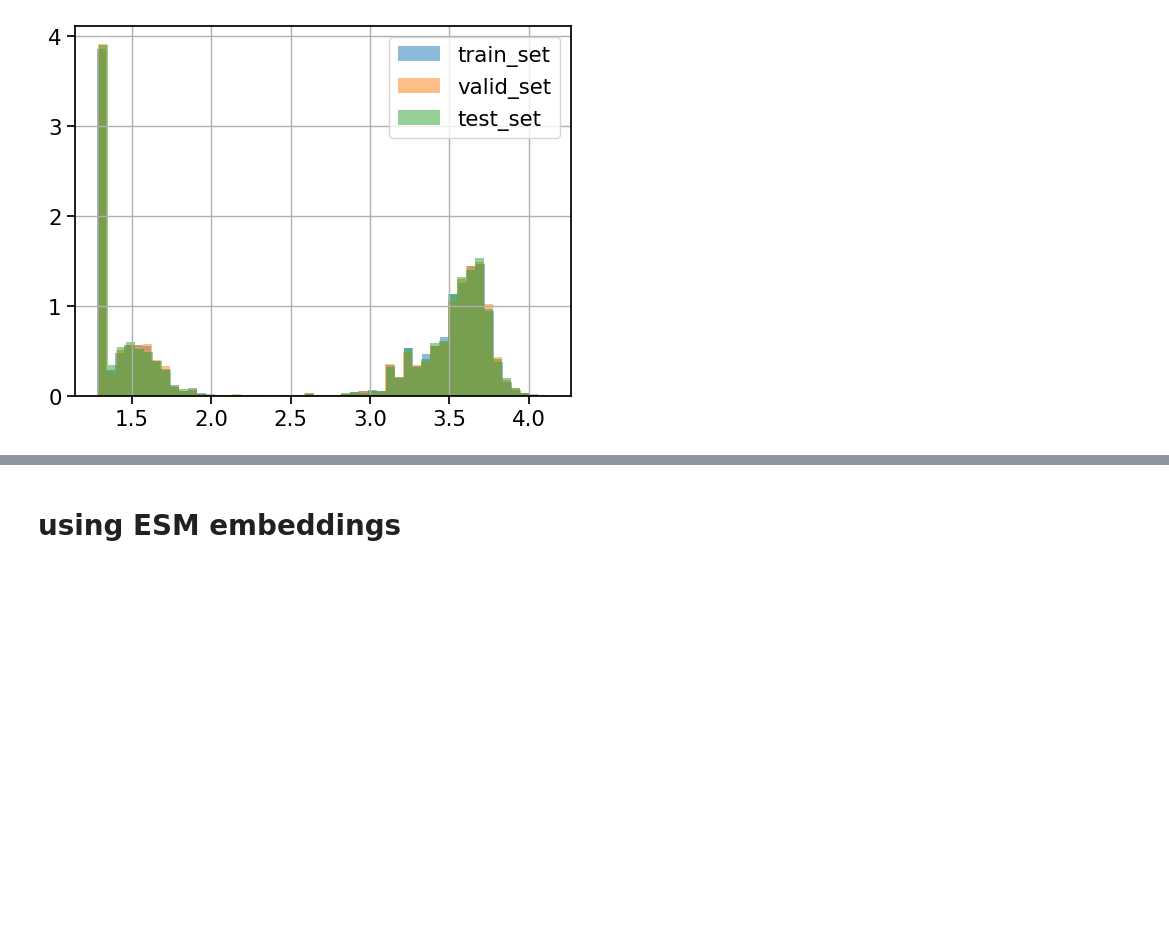
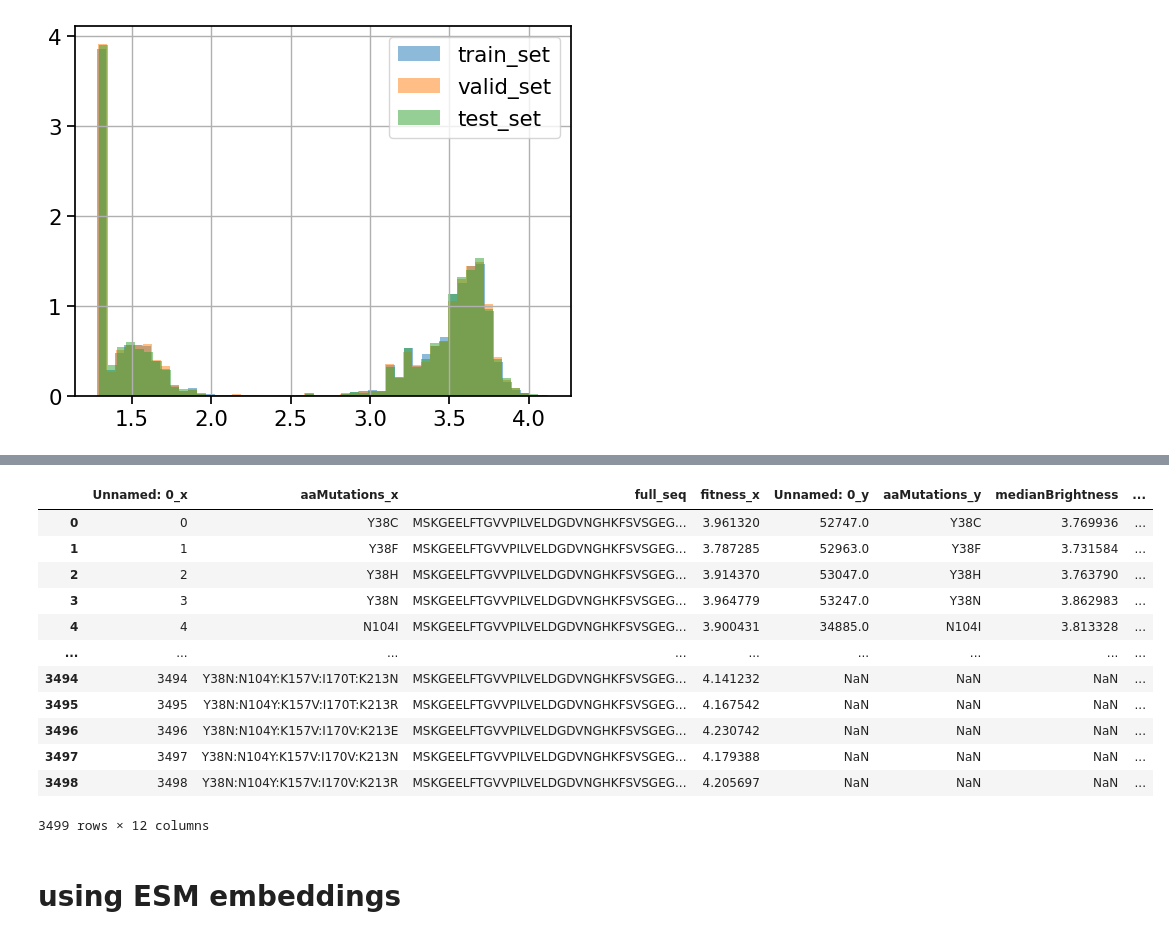
Before and after one commit to beamimc/Orthologous_GFP_Fitness_Peaks, a Jupyter notebook: analysis/ML/architecture_experiments.ipynb, the cells around one changed output, grey strips where cells are left out. Cells and saved outputs as stored; diff of their text form; code cells hidden in the pictures; blank space fills up the shorter version.

```diff
--- a/analysis/ML/architecture_experiments.ipynb
+++ b/analysis/ML/architecture_experiments.ipynb
@@ -92,6 +187,22 @@ import tensorflow as tf
 from tensorflow.keras.layers import Input, Dense, Dropout
 from tensorflow.keras.models import Model
 from tensorflow.keras import backend as K
+# %%
+df
+# %% [output]
+|  | Unnamed: 0_x | aaMutations_x | full_seq | fitness_x | Unnamed: 0_y | aaMutations_y | medianBrightness | ... |
+| 0 | 0 | Y38C | MSKGEELFTGVVPILVELDGDVNGHKFSVSGEG... | 3.961320 | 52747.0 | Y38C | 3.769936 | ... |
+| 1 | 1 | Y38F | MSKGEELFTGVVPILVELDGDVNGHKFSVSGEG... | 3.787285 | 52963.0 | Y38F | 3.731584 | ... |
+| 2 | 2 | Y38H | MSKGEELFTGVVPILVELDGDVNGHKFSVSGEG... | 3.914370 | 53047.0 | Y38H | 3.763790 | ... |
+| 3 | 3 | Y38N | MSKGEELFTGVVPILVELDGDVNGHKFSVSGEG... | 3.964779 | 53247.0 | Y38N | 3.862983 | ... |
+| 4 | 4 | N104I | MSKGEELFTGVVPILVELDGDVNGHKFSVSGEG... | 3.900431 | 34885.0 | N104I | 3.813328 | ... |
+| ... | ... | ... | ... | ... | ... | ... | ... | ... |
+| 3494 | 3494 | Y38N:N104Y:K157V:I170T:K213N | MSKGEELFTGVVPILVELDGDVNGHKFSVSGEG... | 4.141232 | NaN | NaN | NaN | ... |
+| 3495 | 3495 | Y38N:N104Y:K157V:I170T:K213R | MSKGEELFTGVVPILVELDGDVNGHKFSVSGEG... | 4.167542 | NaN | NaN | NaN | ... |
+| 3496 | 3496 | Y38N:N104Y:K157V:I170V:K213E | MSKGEELFTGVVPILVELDGDVNGHKFSVSGEG... | 4.230742 | NaN | NaN | NaN | ... |
+| 3497 | 3497 | Y38N:N104Y:K157V:I170V:K213N | MSKGEELFTGVVPILVELDGDVNGHKFSVSGEG... | 4.179388 | NaN | NaN | NaN | ... |
+| 3498 | 3498 | Y38N:N104Y:K157V:I170V:K213R | MSKGEELFTGVVPILVELDGDVNGHKFSVSGEG... | 4.205697 | NaN | NaN | NaN | ... |
+3499 rows × 12 columns
 # %% [markdown]
 # using ESM embeddings
 # %%
```
Also changed, not shown: parts of 32 cells of this notebook, 5 other files.
